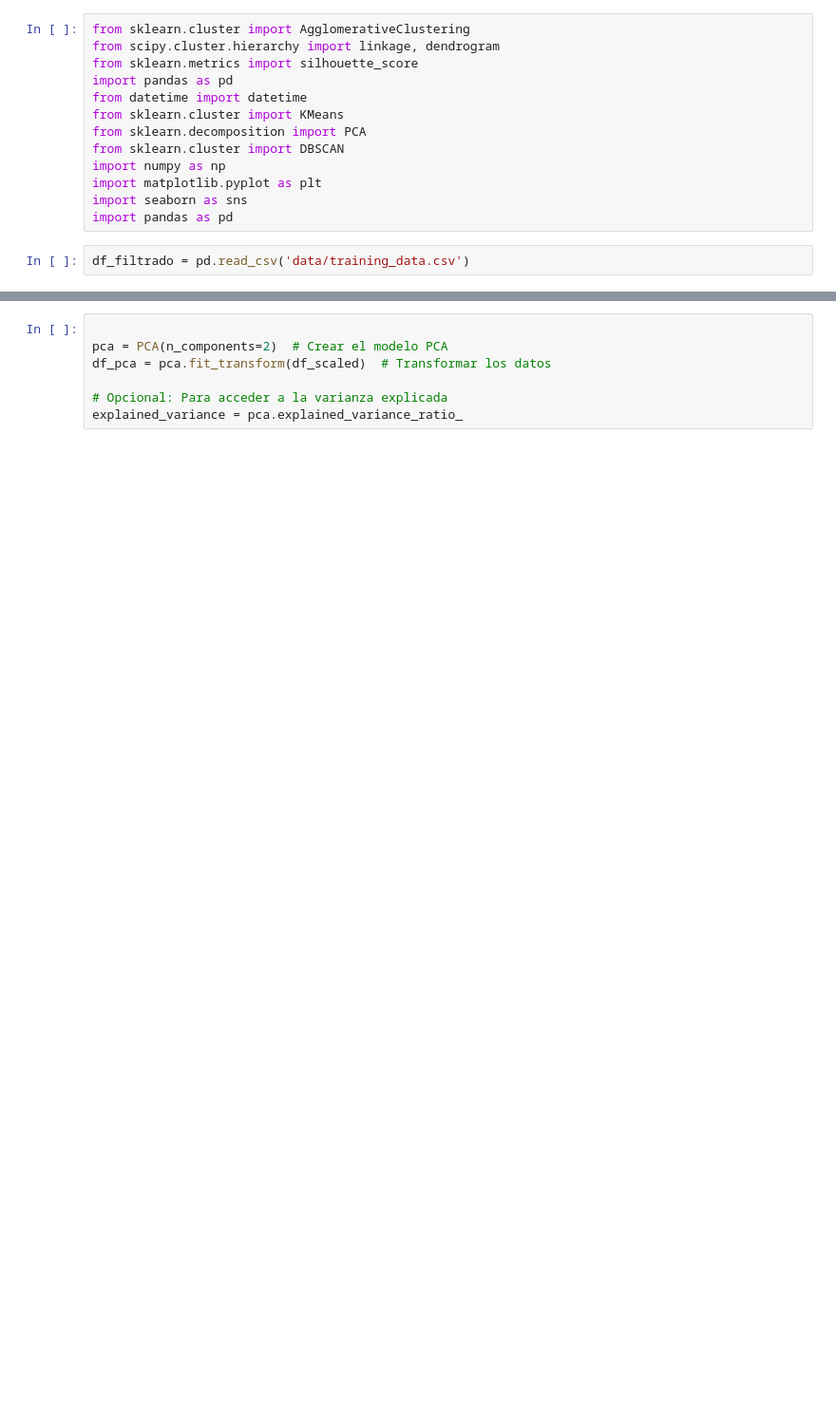
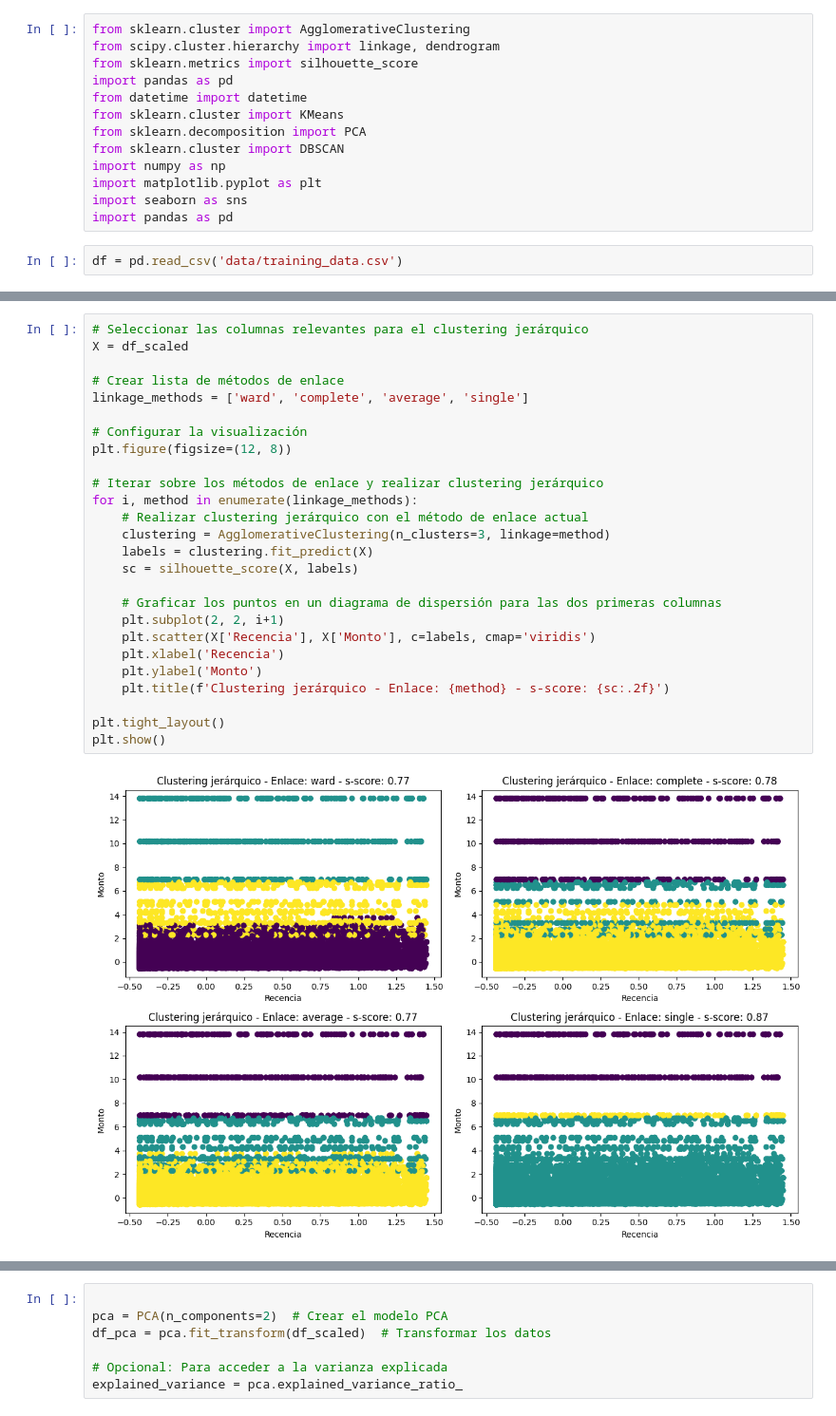
Before and after one commit to LLAES07/Segmentacion_clientes, a Jupyter notebook: notebook/2_MODEL_TRAINING.ipynb, the cells around one changed output, grey strips where cells are left out. Shown at 95% size. Drawn from its saved outputs; the diff is of its cells as text; blank space fills up the shorter version.

```diff
--- a/notebook/2_MODEL_TRAINING.ipynb
+++ b/notebook/2_MODEL_TRAINING.ipynb
@@ -12,4 +12,4 @@ import matplotlib.pyplot as plt
 import seaborn as sns
 import pandas as pd
 # %%
-df_filtrado = pd.read_csv('data/training_data.csv')
+df = pd.read_csv('data/training_data.csv')
@@ -15,0 +28,28 @@ df_filtrado = pd.read_csv('data/training_data.csv')
+# %%
+# Seleccionar las columnas relevantes para el clustering jerárquico
+X = df_scaled
+
+# Crear lista de métodos de enlace
+linkage_methods = ['ward', 'complete', 'average', 'single']
+
+# Configurar la visualización
+plt.figure(figsize=(12, 8))
+
+# Iterar sobre los métodos de enlace y realizar clustering jerárquico
+for i, method in enumerate(linkage_methods):
+    # Realizar clustering jerárquico con el método de enlace actual
+    clustering = AgglomerativeClustering(n_clusters=3, linkage=method)
+    labels = clustering.fit_predict(X)
+    sc = silhouette_score(X, labels)
+
+    # Graficar los puntos en un diagrama de dispersión para las dos primeras columnas
+    plt.subplot(2, 2, i+1)
+    plt.scatter(X['Recencia'], X['Monto'], c=labels, cmap='viridis')
+    plt.xlabel('Recencia')
+    plt.ylabel('Monto')
+    plt.title(f'Clustering jerárquico - Enlace: {method} - s-score: {sc:.2f}')
+
+plt.tight_layout()
+plt.show()
+# %% [output]
+[figure, added]
```
Also changed, not shown: parts of 46 cells of this notebook, 5 other files.
